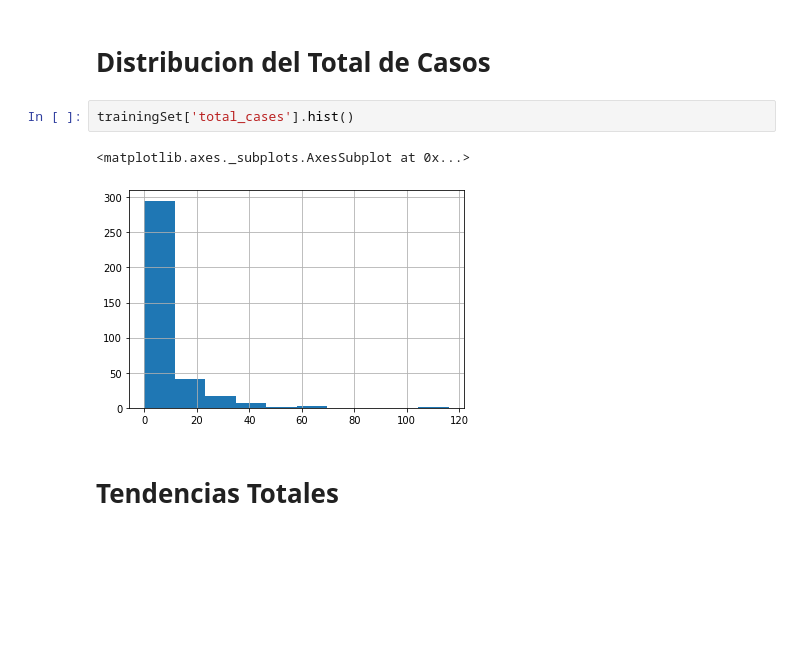
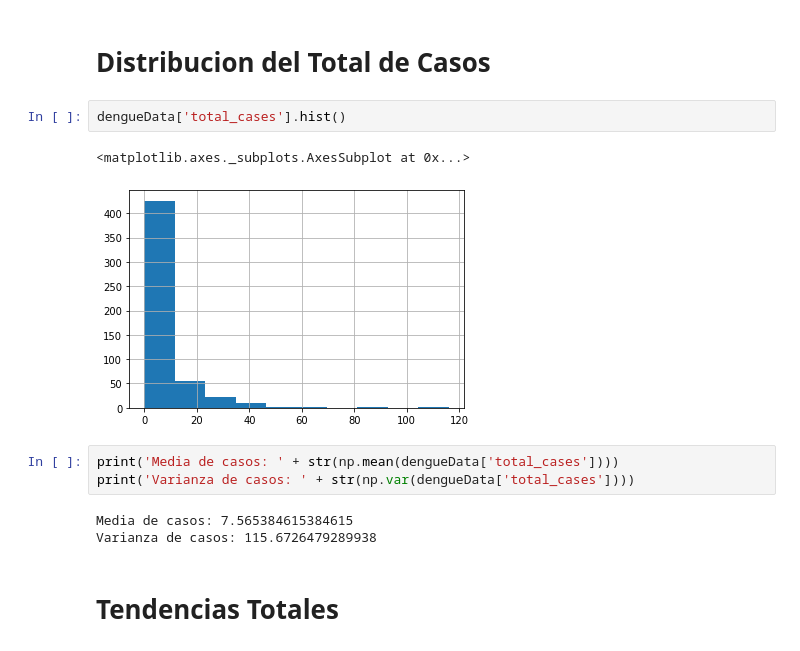
Before and after one commit to FraGoTe/PrediccionDengueIquitos, a Jupyter notebook: CasosDengueIquitos.ipynb, the cells around one changed output. Drawn from its saved outputs; the diff is of its cells as text; blank space fills up the shorter version.

Commit message:
CasosDengueIquitos

```diff
--- a/CasosDengueIquitos.ipynb
+++ b/CasosDengueIquitos.ipynb
@@ -313,10 +315,16 @@ Name: total_cases, dtype: float64
 # %% [markdown]
 # Distribucion del Total de Casos
 # %%
-trainingSet['total_cases'].hist()
+dengueData['total_cases'].hist()
 # %% [output]
 <matplotlib.axes._subplots.AxesSubplot at 0x...>
-[figure, old version]
+[figure, new version]
+# %%
+print('Media de casos: ' + str(np.mean(dengueData['total_cases'])))
+print('Varianza de casos: ' + str(np.var(dengueData['total_cases'])))
+# %% [output]
+Media de casos: 7.565384615384615
+Varianza de casos: 115.6726479289938
 # %% [markdown]
 # Tendencias Totales
 # %%
```
Also changed, not shown: parts of 6 cells of this notebook.
